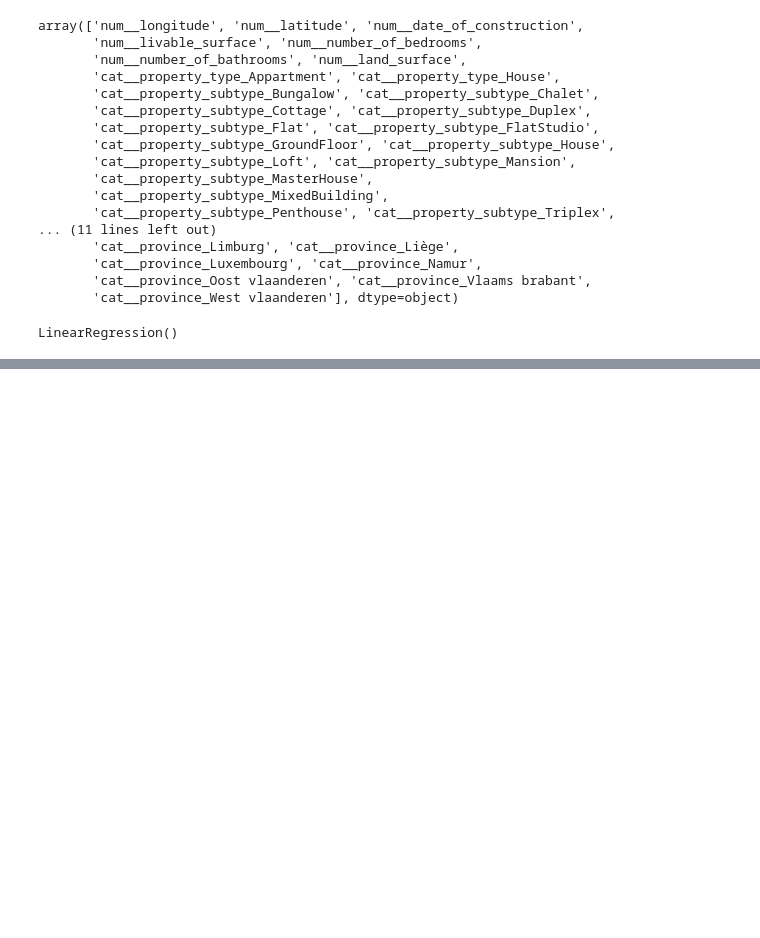
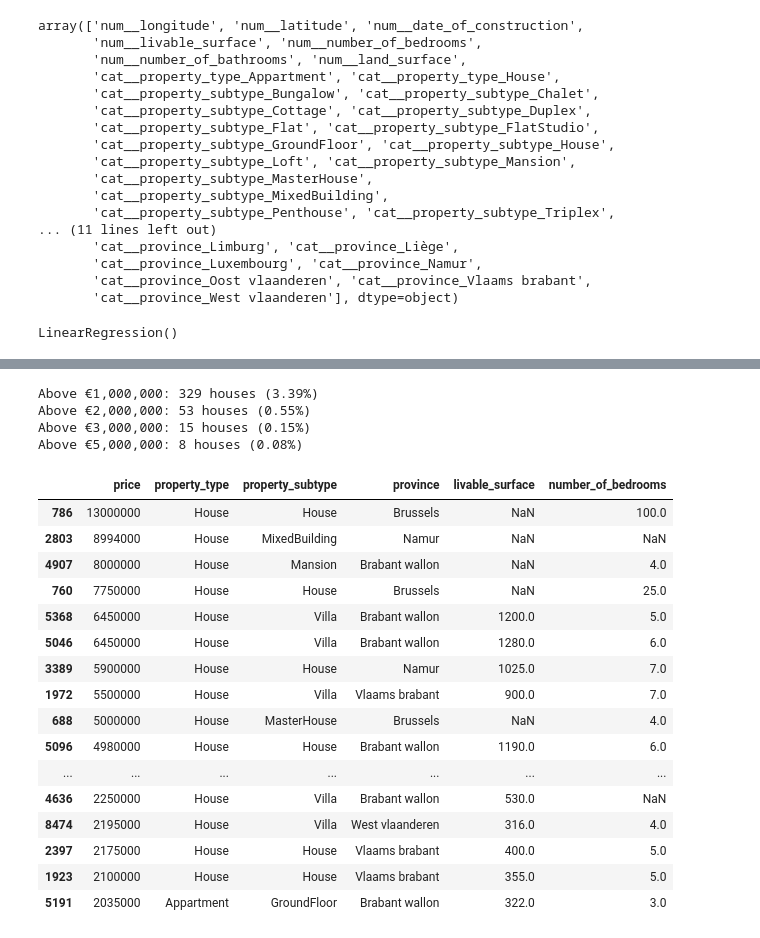
Before and after one commit to Gunay-Bayramova/immoeliza_ml, a Jupyter notebook: notebooks/immoeliza_ml.ipynb, the cells around one changed output, grey strips where cells are left out. Cells and saved outputs as stored; diff of their text form; code cells hidden in the pictures; blank space fills up the shorter version.

```diff
--- a/notebooks/immoeliza_ml.ipynb
+++ b/notebooks/immoeliza_ml.ipynb
@@ -258,0 +401,40 @@ comparison
+# %%
+# Investigate luxury properties
+
+for limit in [1_000_000, 2_000_000, 3_000_000, 5_000_000]:
+    count = (df["price"] > limit).sum()
+    percentage = count / len(df) * 100
+
+    print(f"Above €{limit:,}: {count} houses ({percentage:.2f}%)")
+# %% [output]
+Above €1,000,000: 329 houses (3.39%)
+Above €2,000,000: 53 houses (0.55%)
+Above €3,000,000: 15 houses (0.15%)
+Above €5,000,000: 8 houses (0.08%)
+# %%
+df[df["price"] > 2_000_000][[
+    "price",
+    "property_type",
+    "property_subtype",
+    "province",
+    "livable_surface",
+    "number_of_bedrooms"
+]].sort_values("price", ascending=False)
+# %% [output]
+|  | price | property_type | property_subtype | province | livable_surface | number_of_bedrooms |
+| 786 | 13000000 | House | House | Brussels | NaN | 100.0 |
+| 2803 | 8994000 | House | MixedBuilding | Namur | NaN | NaN |
+| 4907 | 8000000 | House | Mansion | Brabant wallon | NaN | 4.0 |
+| 760 | 7750000 | House | House | Brussels | NaN | 25.0 |
+| 5368 | 6450000 | House | Villa | Brabant wallon | 1200.0 | 5.0 |
+| 5046 | 6450000 | House | Villa | Brabant wallon | 1280.0 | 6.0 |
+| 3389 | 5900000 | House | House | Namur | 1025.0 | 7.0 |
+| 1972 | 5500000 | House | Villa | Vlaams brabant | 900.0 | 7.0 |
+| 688 | 5000000 | House | MasterHouse | Brussels | NaN | 4.0 |
+| 5096 | 4980000 | House | House | Brabant wallon | 1190.0 | 6.0 |
+| ... | ... | ... | ... | ... | ... | ... |
+| 4636 | 2250000 | House | Villa | Brabant wallon | 530.0 | NaN |
+| 8474 | 2195000 | House | Villa | West vlaanderen | 316.0 | 4.0 |
+| 2397 | 2175000 | House | House | Vlaams brabant | 400.0 | 5.0 |
+| 1923 | 2100000 | House | House | Vlaams brabant | 355.0 | 5.0 |
+| 5191 | 2035000 | Appartment | GroundFloor | Brabant wallon | 322.0 | 3.0 |
```
Also changed, not shown: parts of 27 cells of this notebook, 4 other files.
